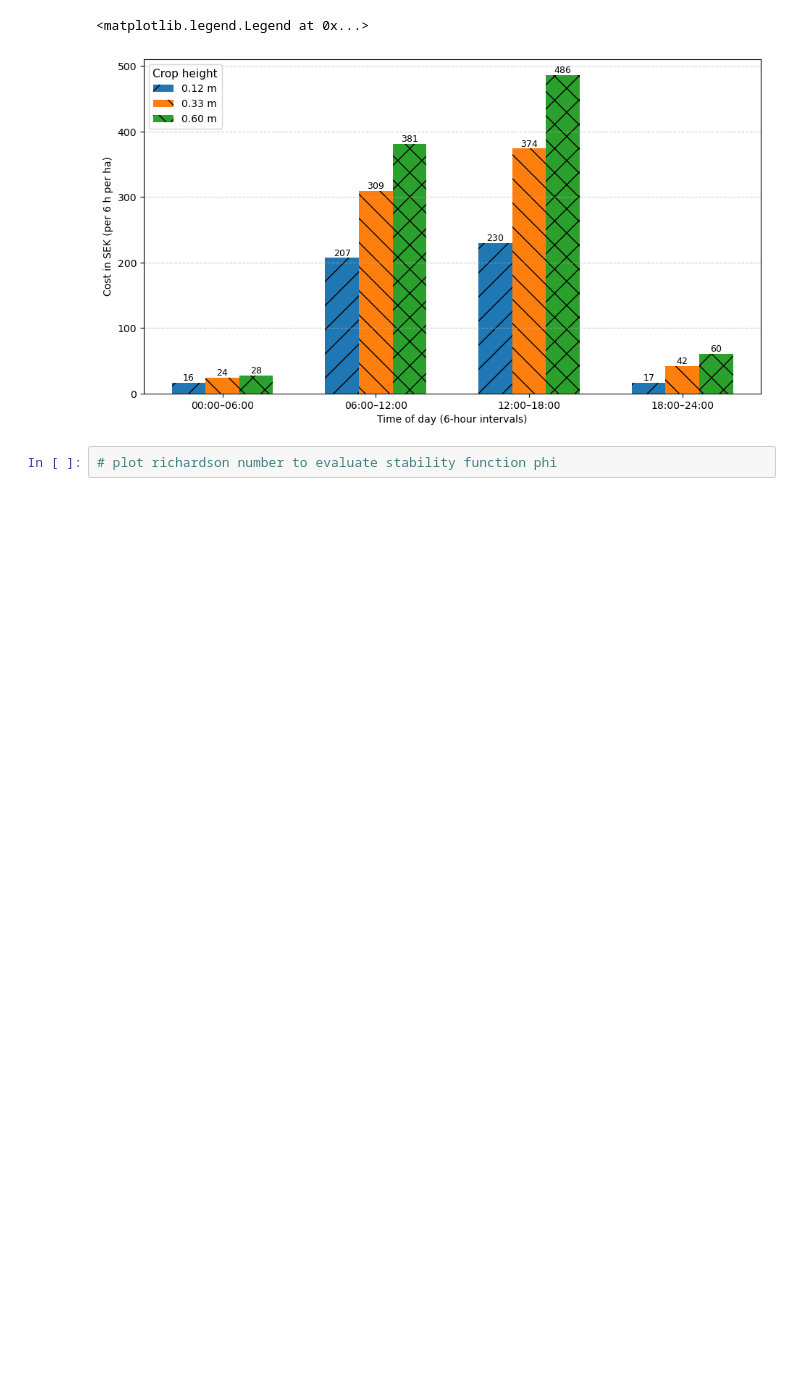
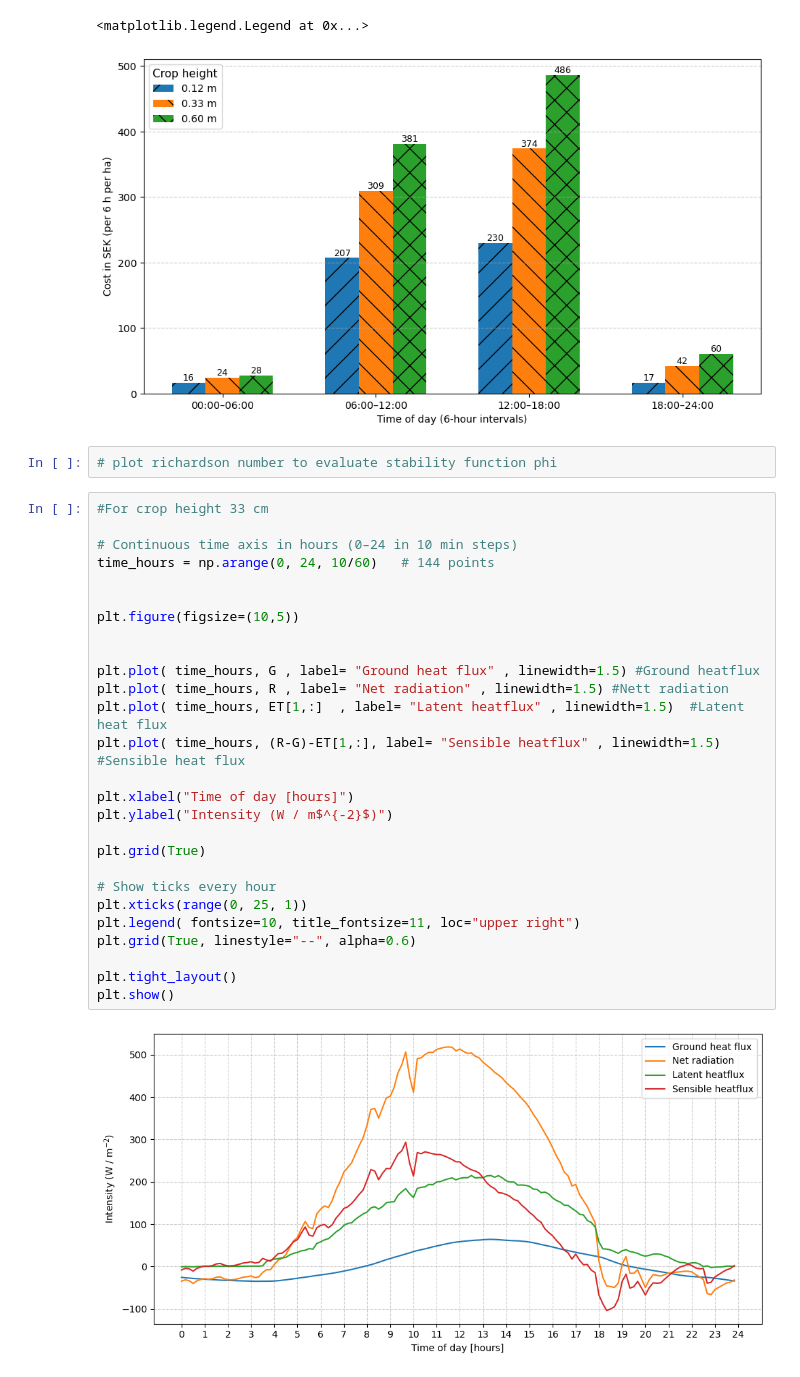
Before and after one commit to SisterPeanut/Turbulence_course, a Jupyter notebook: Main_data2.ipynb, the cells around one changed output. Saved outputs shown, nothing was run; the diff lists cells and outputs as text; blank space fills up the shorter version.

```diff
--- a/Main_data2.ipynb
+++ b/Main_data2.ipynb
@@ -275,3 +275,32 @@ plt.legend(title="Crop height", fontsize=10, title_fontsize=11, loc="upper left"
 [figure]
 # %%
 # plot richardson number to evaluate stability function phi
+# %%
+#For crop height 33 cm
+
+# Continuous time axis in hours (0–24 in 10 min steps)
+time_hours = np.arange(0, 24, 10/60)   # 144 points
+
+
+plt.figure(figsize=(10,5))
+
+
+plt.plot( time_hours, G , label= "Ground heat flux" , linewidth=1.5) #Ground heatflux
+plt.plot( time_hours, R , label= "Net radiation" , linewidth=1.5) #Nett radiation
+plt.plot( time_hours, ET[1,:]  , label= "Latent heatflux" , linewidth=1.5)  #Latent heat flux
+plt.plot( time_hours, (R-G)-ET[1,:], label= "Sensible heatflux" , linewidth=1.5)  #Sensible heat flux
+
+plt.xlabel("Time of day [hours]")
+plt.ylabel("Intensity (W / m$^{-2}$)")
+
+plt.grid(True)
+
+# Show ticks every hour
+plt.xticks(range(0, 25, 1))
+plt.legend( fontsize=10, title_fontsize=11, loc="upper right")
+plt.grid(True, linestyle="--", alpha=0.6)
+
+plt.tight_layout()
+plt.show()
+# %% [output]
+[figure, added]
```
